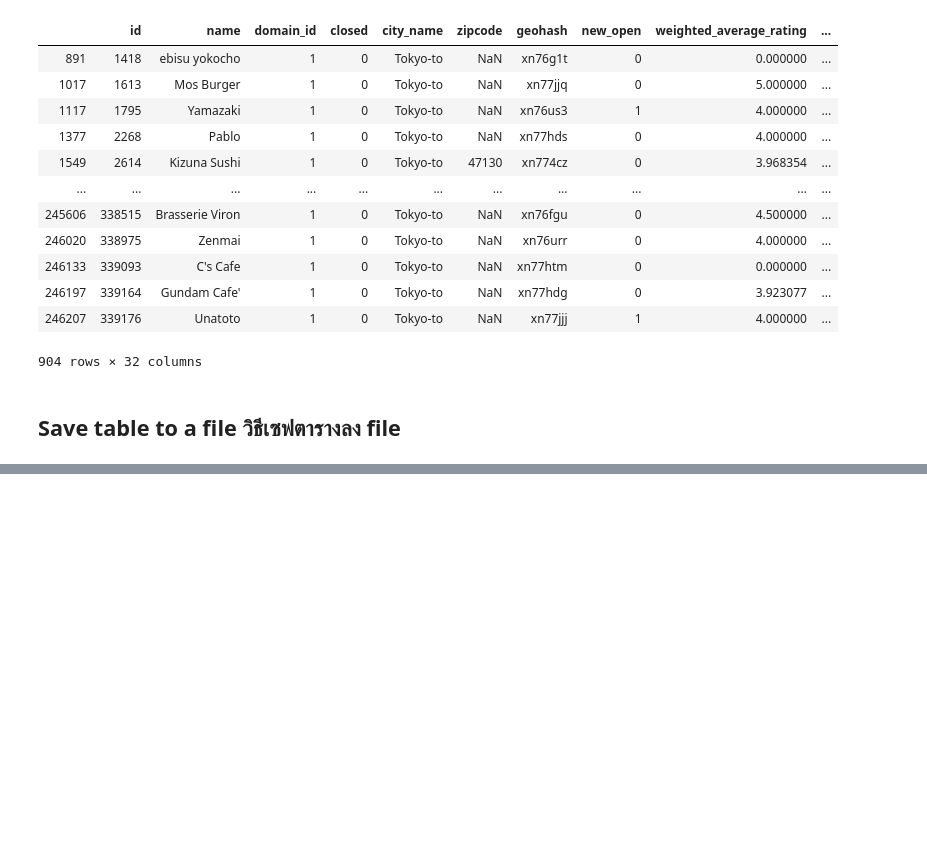
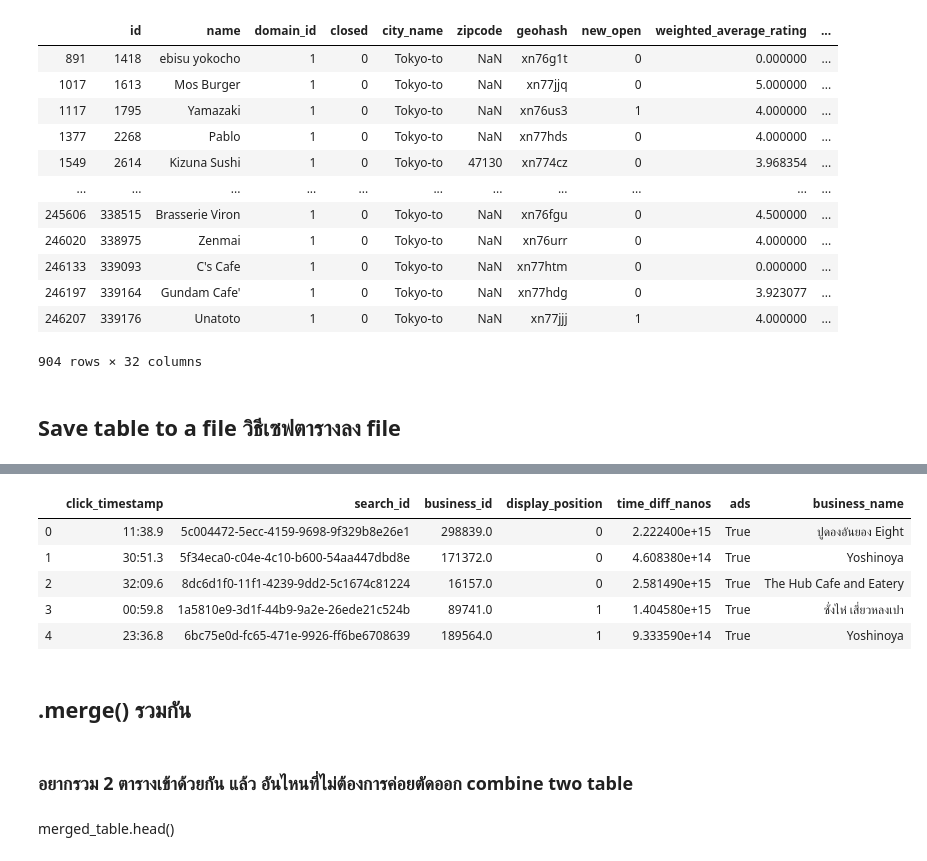
Before and after one commit to Panadda1999ketarunsri/python_dataviz, a Jupyter notebook: Pandas 101.ipynb, the cells around one changed output, grey strips where cells are left out. Saved outputs shown, nothing was run; the diff lists cells and outputs as text; code cells hidden in the pictures; blank space fills up the shorter version.

```diff
--- a/Pandas 101.ipynb
+++ b/Pandas 101.ipynb
@@ -307,0 +391,3 @@ w_restaurant_df.to_csv ('test.csv')
+# %%
+small_table['id'] = w_restaurant_df['id'] # การเพิ่มคอลัมภ์ เราเอามาจาก w_restaurant_df['id'] แต่ต้องมี data point เท่ากัน
+                                          # ตารางที่ชื่อว่า small_table จะเพิ่มค่า id
@@ -307,0 +422,17 @@ w_restaurant_df.to_csv ('test.csv')
+# %%
+search_click_df['business_name'] = search_click_df['business_id'].map(small_table.set_index('id')['name'])
+# สร้างคอมภ์ใหม่ให้กับตารางโดยใช่ชื่อว่า'business_name' = ตารางหลัก เอาคีย์ที่ชื่อว่า business id และmap กับ ตารางรองที่ เอาค่ามาจากตารางรอง คือเอาค่า id และ name ต้องเป็นคีย์ที่สามารถเชื่อมกันได้
+# ตารางรองคีย์ห้ามซ้ำ
+# %%
+search_click_df.head()
+# %% [output]
+|  | click_timestamp | search_id | business_id | display_position | time_diff_nanos | ads | business_name |
+| 0 | 11:38.9 | 5c004472-5ecc-4159-9698-9f329b8e26e1 | 298839.0 | 0 | 2.222400e+15 | True | ปูดองอันยอง Eight |
+| 1 | 30:51.3 | 5f34eca0-c04e-4c10-b600-54aa447dbd8e | 171372.0 | 0 | 4.608380e+14 | True | Yoshinoya |
+| 2 | 32:09.6 | 8dc6d1f0-11f1-4239-9dd2-5c1674c81224 | 16157.0 | 0 | 2.581490e+15 | True | The Hub Cafe and Eatery |
+| 3 | 00:59.8 | 1a5810e9-3d1f-44b9-9a2e-26ede21c524b | 89741.0 | 1 | 1.404580e+15 | True | ซั่งไห่ เสี่ยวหลงเปา |
+| 4 | 23:36.8 | 6bc75e0d-fc65-471e-9926-ff6be6708639 | 189564.0 | 1 | 9.333590e+14 | True | Yoshinoya |
+# %% [markdown]
+## .merge() รวมกัน
+# %% [markdown]
+### อยากรวม 2 ตารางเข้าด้วยกัน แล้ว อันไหนที่ไม่ต้องการค่อยตัดออก  combine two table
@@ -307,0 +441,2 @@ w_restaurant_df.to_csv ('test.csv')
+# %% [markdown]
+merged_table.head()
```
Also changed, not shown: parts of 42 cells of this notebook, 4 other files.
